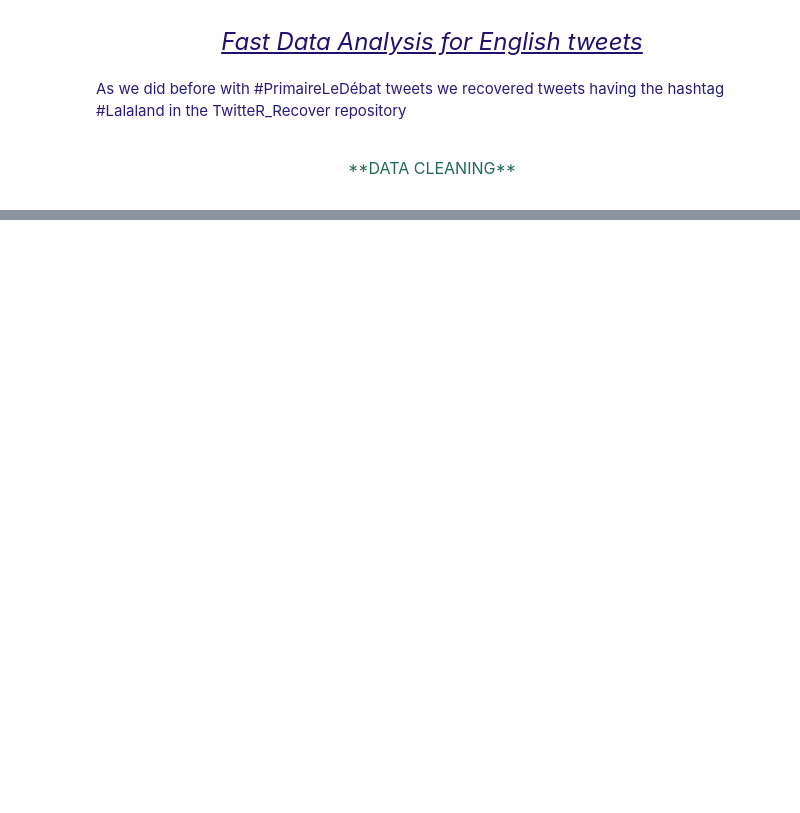
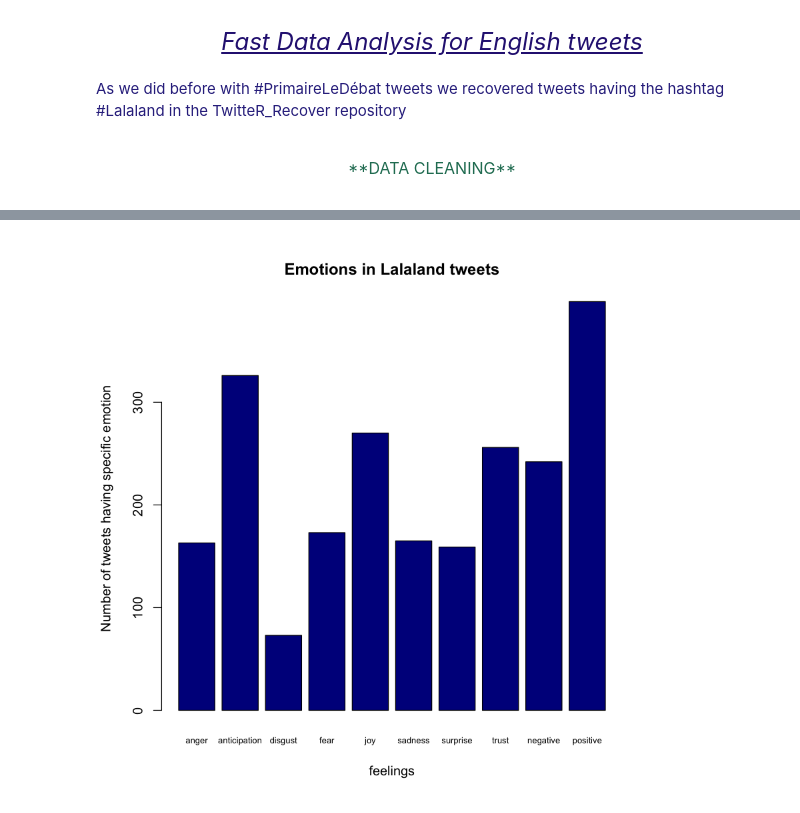
Before and after one commit to clementtr/twitter, a Jupyter notebook: Twitter_English_Analysis.ipynb, the cells around one changed output, grey strips where cells are left out. Cells and saved outputs as stored; diff of their text form; code cells hidden in the pictures; blank space fills up the shorter version.

Commit message:
Improve sentiment analysis for english tweets using RSentiment and syuzhet libraries

```diff
--- a/Twitter_English_Analysis.ipynb
+++ b/Twitter_English_Analysis.ipynb
@@ -126,5 +165,0 @@ Sentiment Analysis
-# %%
-#tweets = tweets[-(483), ]
-length(tweets$text)
-length(tweets$score)
-tweets$score = NA
@@ -143,0 +257,21 @@ Global_Lalaland_Sentiment
+# %%
+sum_anger = sum(tweets$anger)
+sum_anticipation = sum(tweets$anticipation)
+sum_disgust = sum(tweets$disgust)
+sum_fear = sum(tweets$fear)
+sum_joy = sum(tweets$joy)
+sum_sadness = sum(tweets$sadness)
+sum_surprise = sum(tweets$surprise)
+sum_trust = sum(tweets$trust)
+sum_negative = sum(tweets$negative)
+sum_positive = sum(tweets$positive)
+
+sum_feelings_names = c("anger", "anticipation", "disgust",
+                       "fear", "joy", "sadness", "surprise",
+                      "trust", "negative", "positive")
+sum_feelings = c(sum_anger, sum_anticipation, sum_disgust,
+                 sum_fear, sum_joy, sum_sadness, sum_surprise,
+                 sum_trust, sum_negative, sum_positive)
+
+df_feelings = data.frame(sum_feelings_names, sum_feelings)
+df_feelings
@@ -144,3 +290,9 @@ Global_Lalaland_Sentiment
+# %%
+barplot(df_feelings$sum_feelings, names = df_feelings$sum_feelings_names, cex.names= 0.65,
+  xlab = "feelings", ylab = "Number of tweets having specific emotion", col = "darkblue",
+  main="Emotions in Lalaland tweets")
+# %% [output]
+[figure, added]
 # %%
 #install.packages("wordcloud")
 #install.packages("SnowballC")
```
Also changed, not shown: parts of 17 cells of this notebook.
